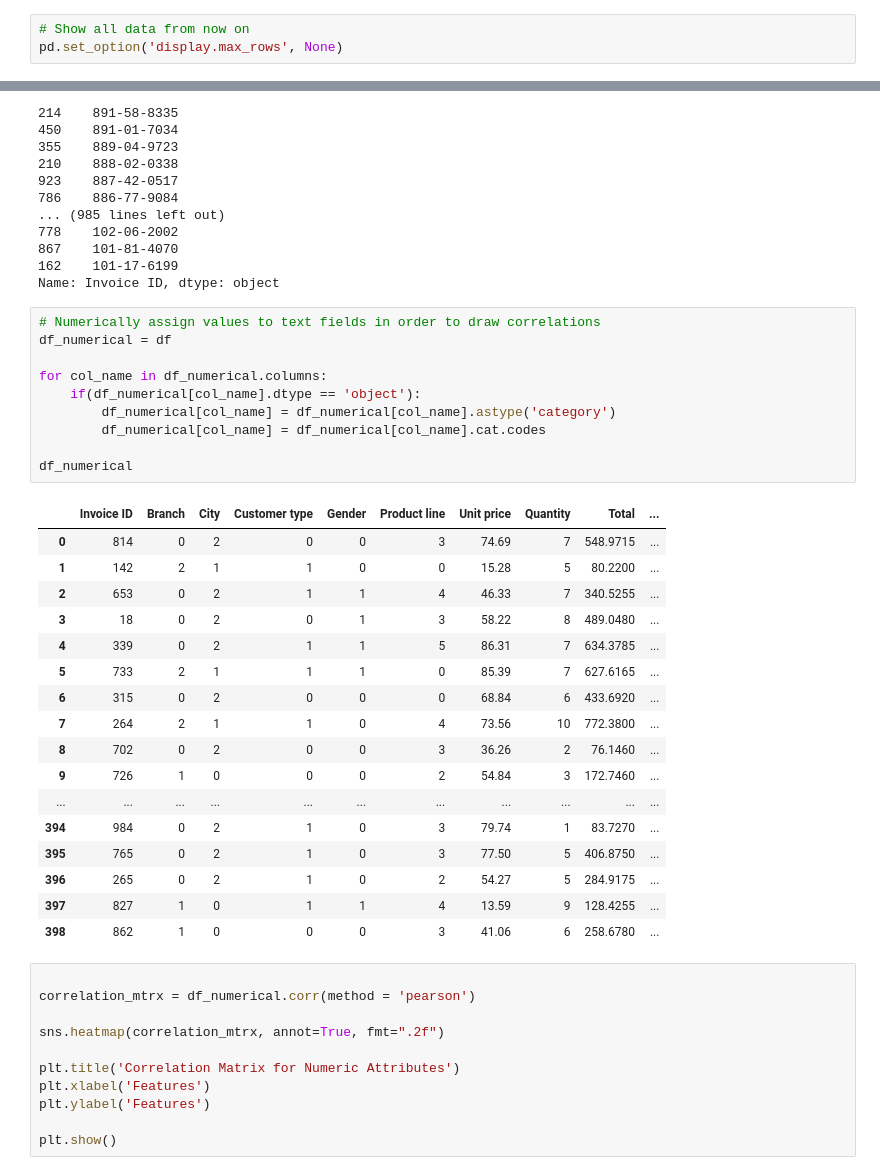
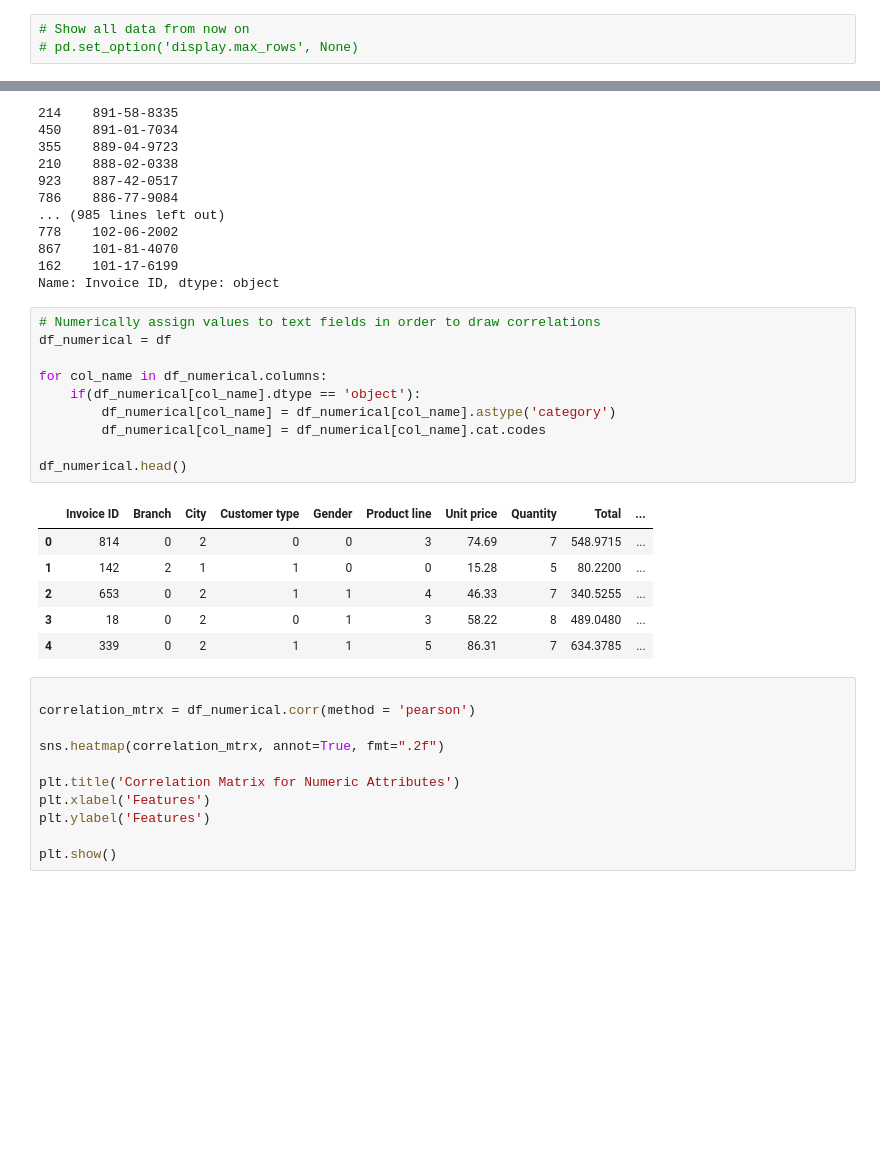
Before and after one commit to jimmyneyhart/PortfolioProjects, a Jupyter notebook: Correlation - Supermarket Sales.ipynb, the cells around one changed output, grey strips where cells are left out. Saved outputs shown, nothing was run; the diff lists cells and outputs as text; blank space fills up the shorter version.

```diff
--- a/Correlation - Supermarket Sales.ipynb
+++ b/Correlation - Supermarket Sales.ipynb
@@ -107,6 +88,6 @@ df.head()
 # %%
 # Show all data from now on
-pd.set_option('display.max_rows', None)
+# pd.set_option('display.max_rows', None)
 # %%
 # Drop dups
 # Clean the data from the 'year' column to strip the preceding '/'
@@ -146,31 +127,20 @@ Name: Invoice ID, dtype: object
 # %%
 # Numerically assign values to text fields in order to draw correlations
 df_numerical = df
 
 for col_name in df_numerical.columns:
     if(df_numerical[col_name].dtype == 'object'):
         df_numerical[col_name] = df_numerical[col_name].astype('category')
         df_numerical[col_name] = df_numerical[col_name].cat.codes
 
-df_numerical
+df_numerical.head()
 # %% [output]
 |  | Invoice ID | Branch | City | Customer type | Gender | Product line | Unit price | Quantity | Total | ... |
 | 0 | 814 | 0 | 2 | 0 | 0 | 3 | 74.69 | 7 | 548.9715 | ... |
 | 1 | 142 | 2 | 1 | 1 | 0 | 0 | 15.28 | 5 | 80.2200 | ... |
 | 2 | 653 | 0 | 2 | 1 | 1 | 4 | 46.33 | 7 | 340.5255 | ... |
 | 3 | 18 | 0 | 2 | 0 | 1 | 3 | 58.22 | 8 | 489.0480 | ... |
 | 4 | 339 | 0 | 2 | 1 | 1 | 5 | 86.31 | 7 | 634.3785 | ... |
-| 5 | 733 | 2 | 1 | 1 | 1 | 0 | 85.39 | 7 | 627.6165 | ... |
-| 6 | 315 | 0 | 2 | 0 | 0 | 0 | 68.84 | 6 | 433.6920 | ... |
-| 7 | 264 | 2 | 1 | 1 | 0 | 4 | 73.56 | 10 | 772.3800 | ... |
-| 8 | 702 | 0 | 2 | 0 | 0 | 3 | 36.26 | 2 | 76.1460 | ... |
-| 9 | 726 | 1 | 0 | 0 | 0 | 2 | 54.84 | 3 | 172.7460 | ... |
-| ... | ... | ... | ... | ... | ... | ... | ... | ... | ... | ... |
-| 394 | 984 | 0 | 2 | 1 | 0 | 3 | 79.74 | 1 | 83.7270 | ... |
-| 395 | 765 | 0 | 2 | 1 | 0 | 3 | 77.50 | 5 | 406.8750 | ... |
-| 396 | 265 | 0 | 2 | 1 | 0 | 2 | 54.27 | 5 | 284.9175 | ... |
-| 397 | 827 | 1 | 0 | 1 | 1 | 4 | 13.59 | 9 | 128.4255 | ... |
-| 398 | 862 | 1 | 0 | 0 | 0 | 3 | 41.06 | 6 | 258.6780 | ... |
 # %%
 
 correlation_mtrx = df_numerical.corr(method = 'pearson')
```
Also changed, not shown: parts of 2 cells of this notebook.
